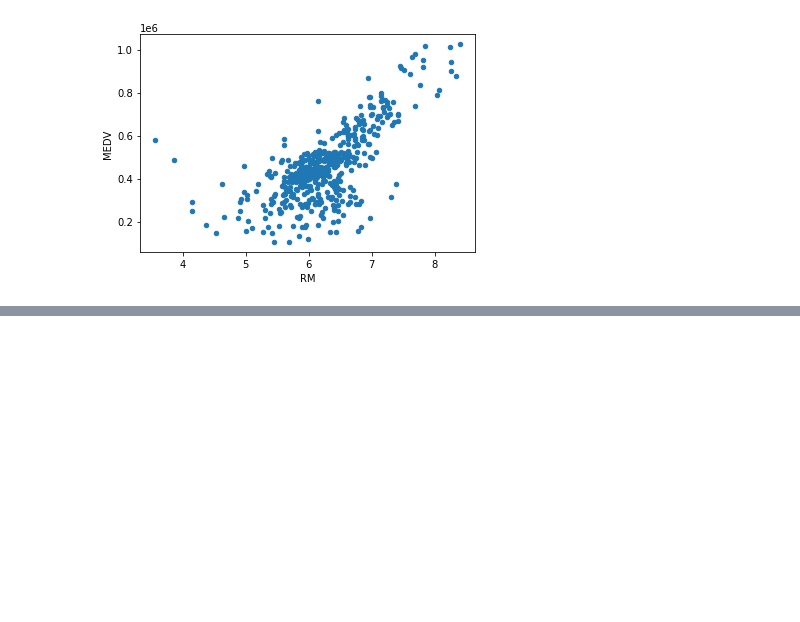
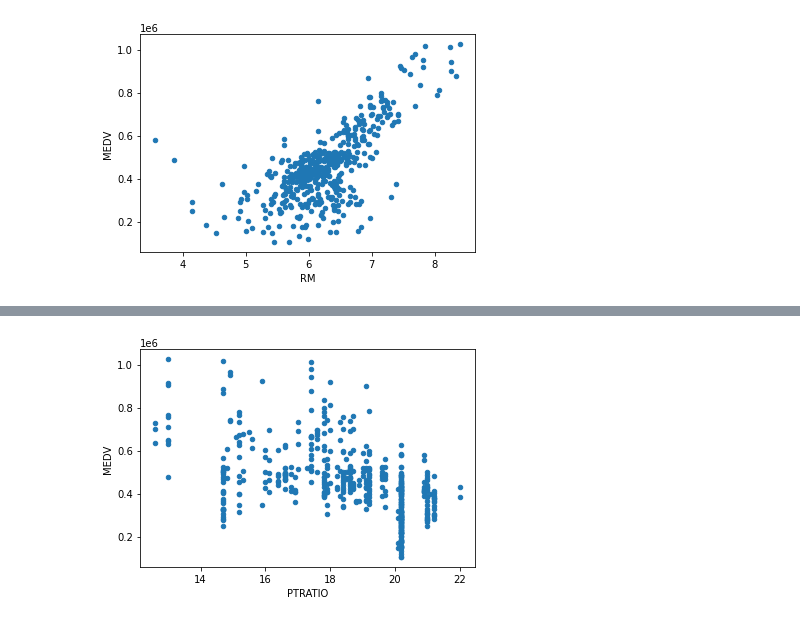
Before and after one commit to RangarajanRamesh/BostonHousing, a Jupyter notebook: Explore.ipynb, the cells around one changed output, grey strips where cells are left out. Cells and saved outputs as stored; diff of their text form; code cells hidden in the pictures; blank space fills up the shorter version.

```diff
--- a/Explore.ipynb
+++ b/Explore.ipynb
@@ -28,0 +34,5 @@ plt.show()
+# %%
+df.plot(x ='PTRATIO', y='MEDV', kind = 'scatter')
+plt.show()
+# %% [output]
+[figure, added]
```
Also changed, not shown: parts of 4 cells of this notebook, 1 other file.
